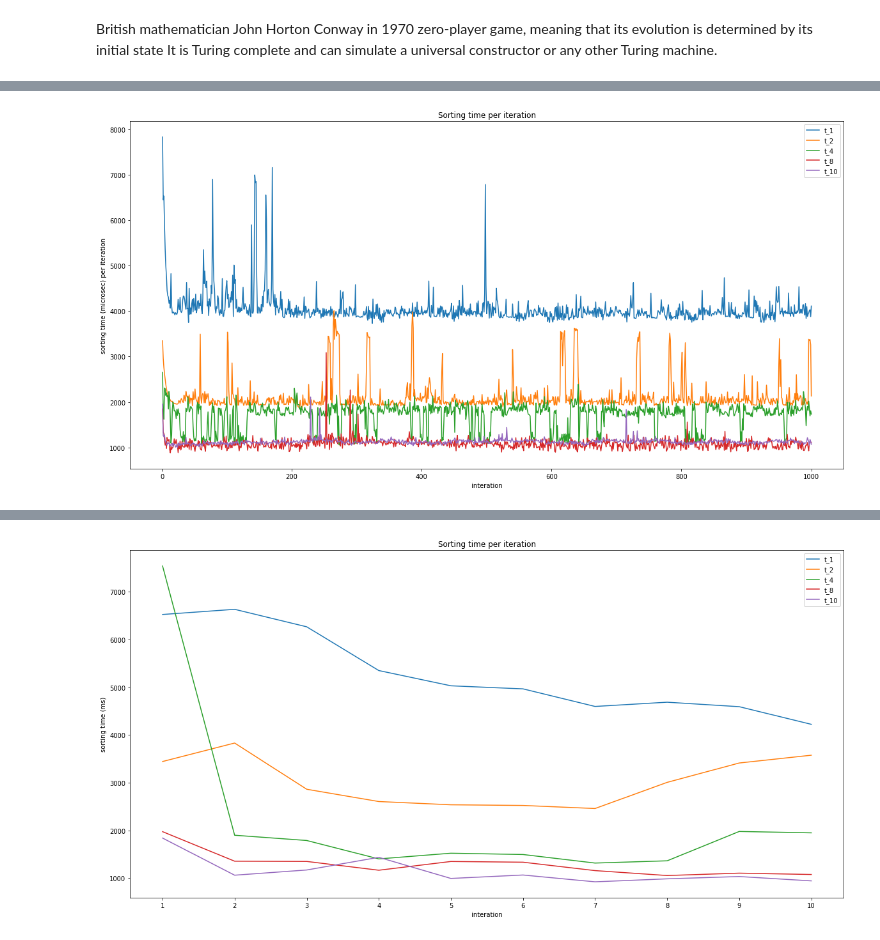
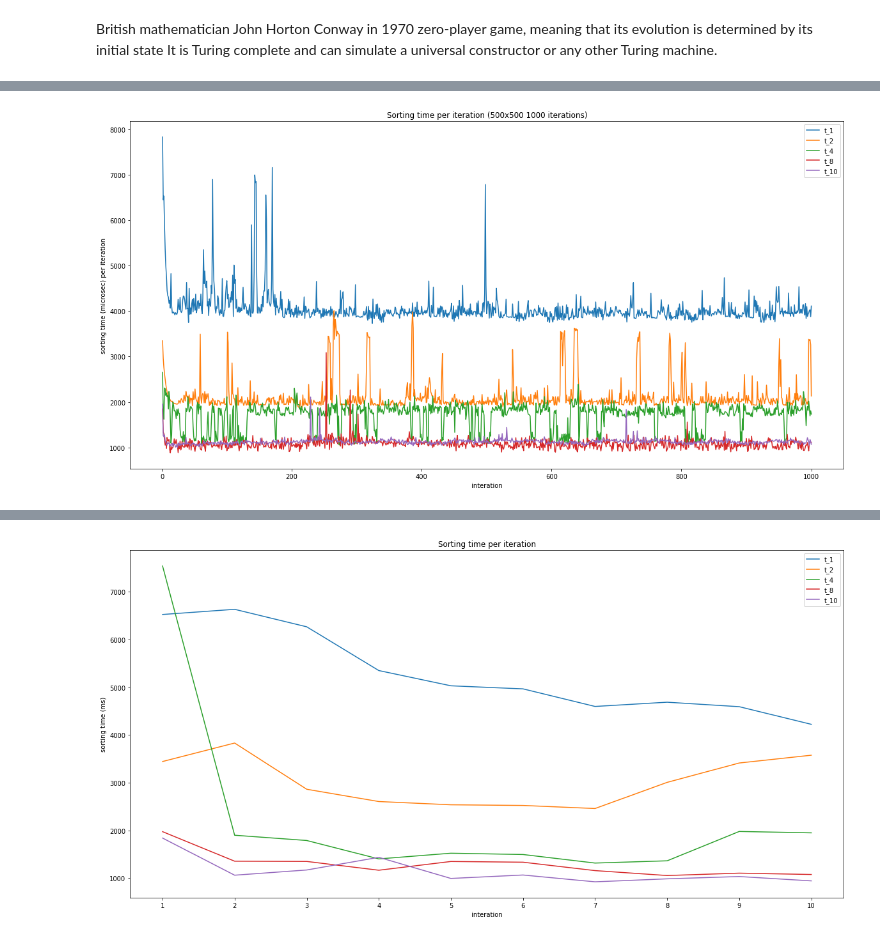
Before and after one commit to se21m024/PPR_Final_Project, a Jupyter notebook: SpeedupQuotient.ipynb, the cells around one changed output, grey strips where cells are left out. Drawn from its saved outputs; the diff is of its cells as text; code cells hidden in the pictures.

```diff
--- a/SpeedupQuotient.ipynb
+++ b/SpeedupQuotient.ipynb
@@ -41,32 +168,32 @@ plt.plot()
 t_1 = raw_data[0]
 t_2 = raw_data[1]
 t_3 = raw_data[2]
 t_4 = raw_data[3]
 t_5 = raw_data[4]
 t_6 = raw_data[5]
 t_7 = raw_data[6]
 t_8 = raw_data[7]
 t_9 = raw_data[8]
 t_10 = raw_data[9]
 t_11 = raw_data[10]
 
 plt.plot(x, t_1, label = "t_1")
 plt.plot(x, t_2, label = "t_2")
 # plt.plot(x, t_3, label = "t_3")
 plt.plot(x, t_4, label = "t_4")
 # plt.plot(x, t_5, label = "t_5")
 # plt.plot(x, t_6, label = "t_6")
 # plt.plot(x, t_7, label = "t_7")
 plt.plot(x, t_8, label = "t_8")
 # plt.plot(x, t_9, label = "t_9")
 plt.plot(x, t_10, label = "t_10")
 # plt.plot(x, t_11, label = "t_11")
 
-plt.title('Sorting time per iteration')
+plt.title('Sorting time per iteration (500x500 1000 iterations)')
 plt.ylabel("sorting time (microsec) per iteration")
 plt.xlabel("interation")
 
 plt.legend()
 plt.show()
 # %% [output]
-[figure, old version]
+[figure, new version]
```
Also changed, not shown: parts of 6 cells of this notebook, 28 other files.
